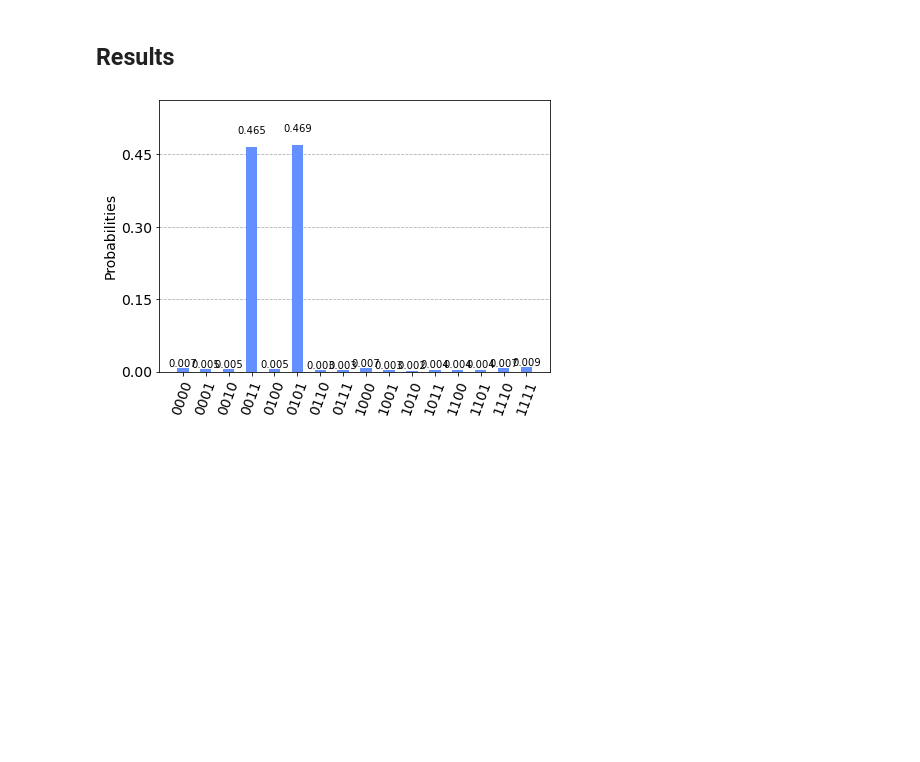
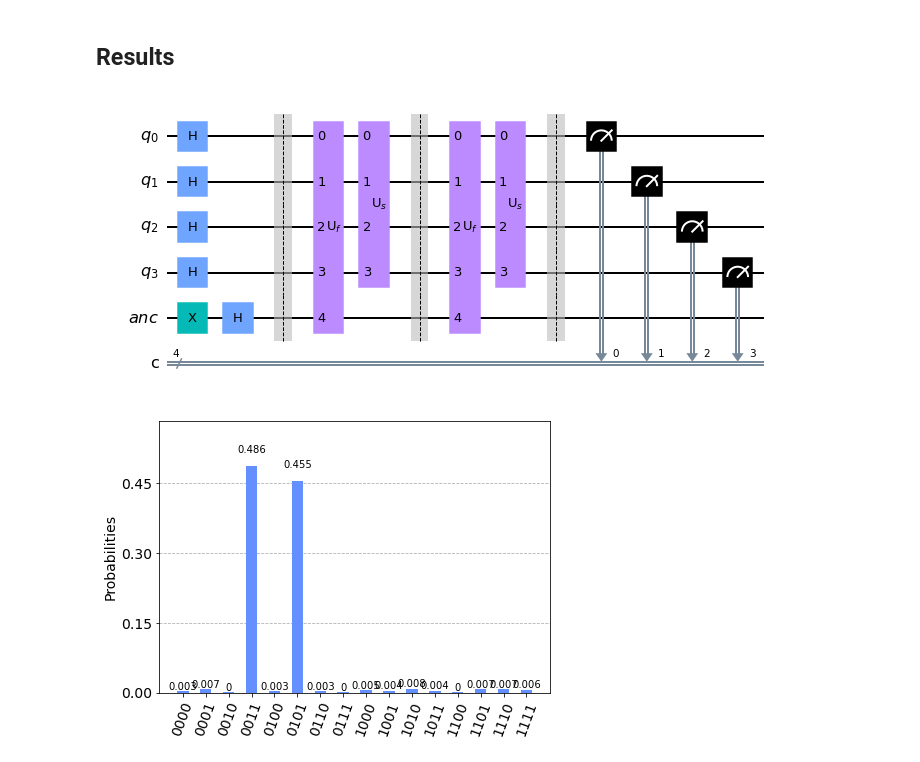
Before and after one commit to mvicenzi/grover-qiskit, a Jupyter notebook: grover.ipynb, the cells around one changed output. Drawn from its saved outputs; the diff is of its cells as text; code cells hidden in the pictures; blank space fills up the shorter version.

```diff
--- a/grover.ipynb
+++ b/grover.ipynb
@@ -148,7 +177,11 @@ grover_circuit.draw(output="mpl")
 # %% [markdown]
 ## Results
+# %%
+grover_circuit.measure(qr,cr)
+grover_circuit.draw(output="mpl")
+# %% [output]
+[figure, added]
 # %%
-grover_circuit.measure(qr,cr)
 aer_sim = Aer.get_backend('aer_simulator')
 transpiled_grover_circuit = transpile(grover_circuit, aer_sim)
 qobj = assemble(transpiled_grover_circuit)
@@ -156,4 +189,4 @@ results = aer_sim.run(qobj).result()
 counts = results.get_counts()
 plot_histogram(counts)
 # %% [output]
-[figure, old version]
+[figure, new version]
```
Also changed, not shown: parts of 4 cells of this notebook, 3 other files.
